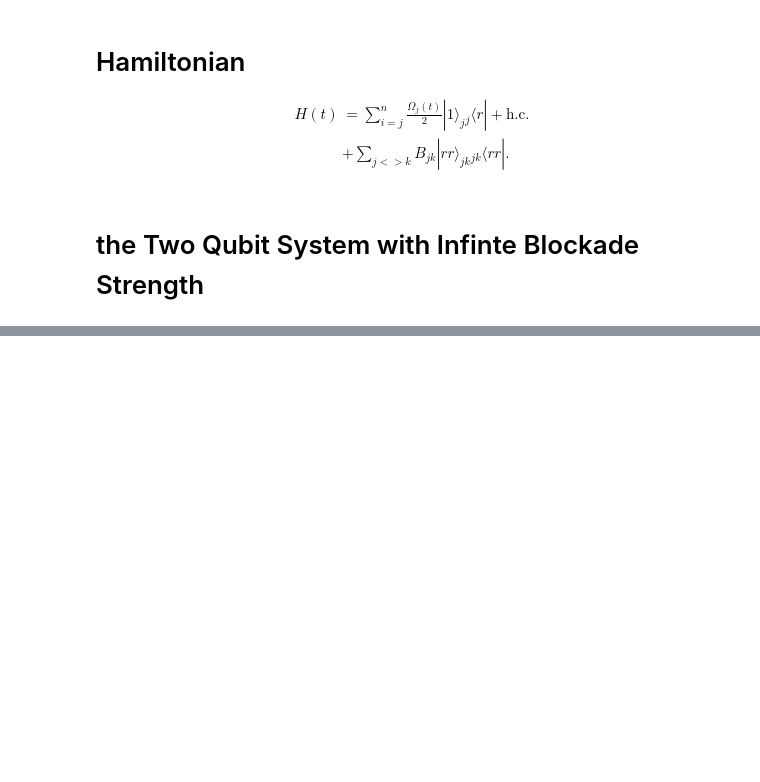
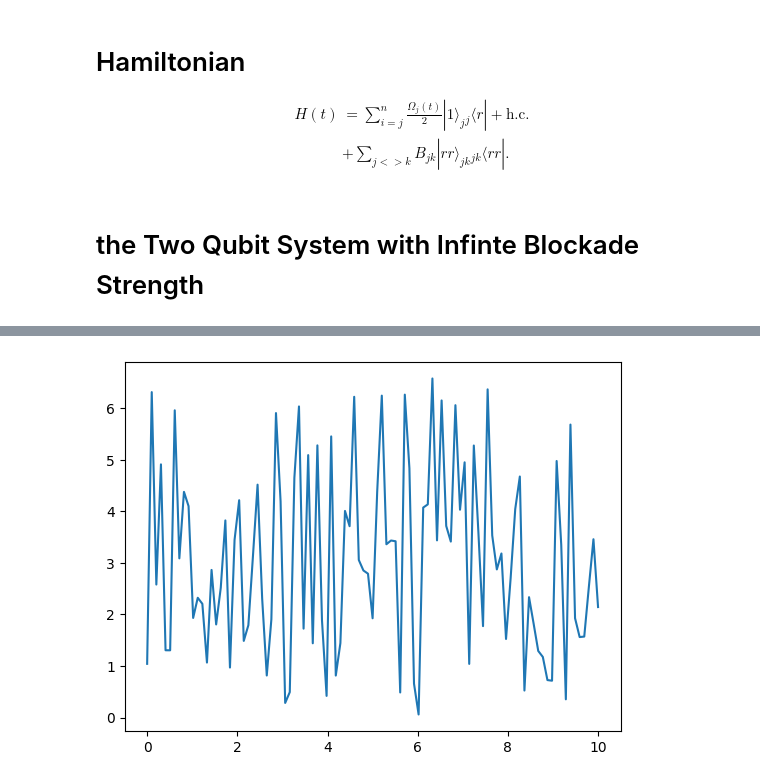
Before and after one commit to ErisLee-lmy/Hands-on-Quantum-Control, a Jupyter notebook: Reproduction_of_Time-Optimal_Control.ipynb, the cells around one changed output, grey strips where cells are left out. Cells and saved outputs as stored; diff of their text form; code cells hidden in the pictures; blank space fills up the shorter version.

```diff
--- a/Reproduction_of_Time-Optimal_Control.ipynb
+++ b/Reproduction_of_Time-Optimal_Control.ipynb
@@ -11,12 +11,3 @@ H(t) &= \sum_{i = j}^{n} \frac{\Omega_j(t)}{2} |1\rangle_j {}_j\langle r| + \tex
 \end{align}$$
-# %%
-# Define the parameters
-N = 100 # time steps
-T = 10.0 # total time
-t_list = np.linspace(0, T, N) # time array
-dt = t[1] - t[0] # time step
-method='BFGS'
-
-Omega_max = 1
 # %% [markdown]
 # the Two Qubit System with Infinte Blockade Strength
@@ -31,11 +31,17 @@ joint_state = tensor(qubit1, qubit2) # joint state of the two qubits
 # %%
+T = T_sample # Set the time for the simulation
+t_step = T/N # time step
+
+phi = np.random.uniform(0, 2 * np.pi, size=N)
+
 def get_H(phi):
-    phi = np.random.uniform(0, 2 * np.pi, size=N)
     sqrt2 = np.sqrt(2)
     Omega = Omega_max*np.exp(phi)# Global Pulse so Omega_1 = Omega_2 = Omega
 
     H = np.zeros((4,4)) # Hamiltonian matrix
+    # in the basis of |01>, |0r>,|11>,|W>=(|1r>+|r1>)/sqr2
     H_list = [] # List to store Hamiltonian matrices
+
     for i in range(N):
         H[0,1] = Omega[i]/2
         H[1,0] = Omega[i]/2
@@ -56,4 +62,20 @@ def get_U(phi):
         U_total = U_i * U_total
     return U_total # Return the total unitary operator
 
-def get
+def get_fidelity(phi):
+    # use the average fidelity fomula
+    U = get_U(phi)
+
+    a01 = basis[0].dag() * U * psi_in
+    a11 = -basis[2].dag() * U * psi_in
+
+    F = (0.05) * (np.abs(1+2*a01+a11)**2 + 1 +2*np.abs(a01)**2 + np.abs(a11)**2 )
+    return F # Return the fidelity
+
+def objective_function(phi):
+    # Objective function to minimize
+    return 1-get_fidelity(phi)
+# %%
+result = minimize(objective_function, phi, method=method, options={'disp': True})
+print("Optimized phi:", result.x)
+print("1-F:", result.fun)
@@ -59,0 +100,7 @@ def get
+# %%
+t_plot = np.linspace(0, T_max, N)
+phi_plot = result.x
+plt.plot(t_plot, phi_plot, label='Optimized Phase')
+plt.show()
+# %% [output]
+[figure, added]
```
Also changed, not shown: parts of 5 cells of this notebook.
